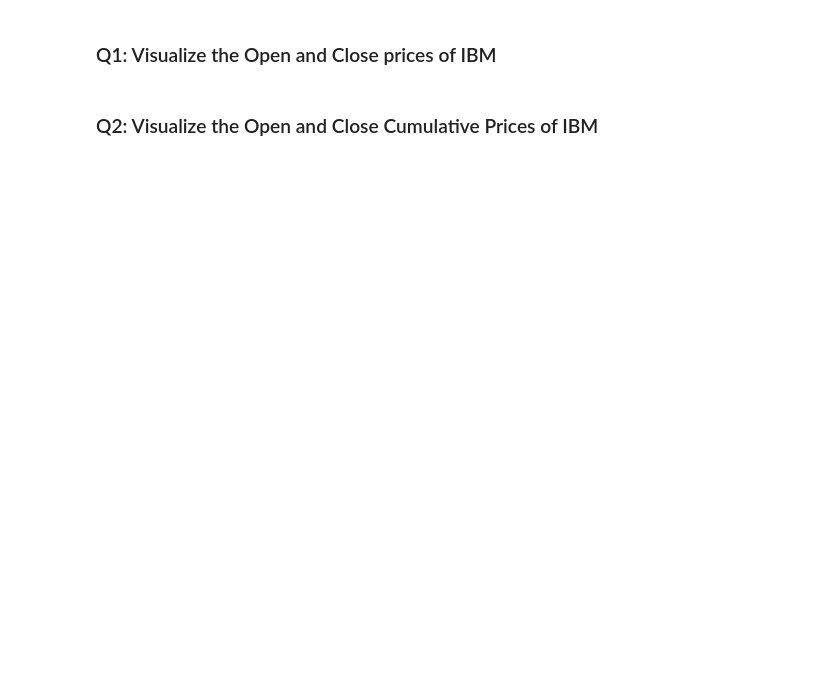
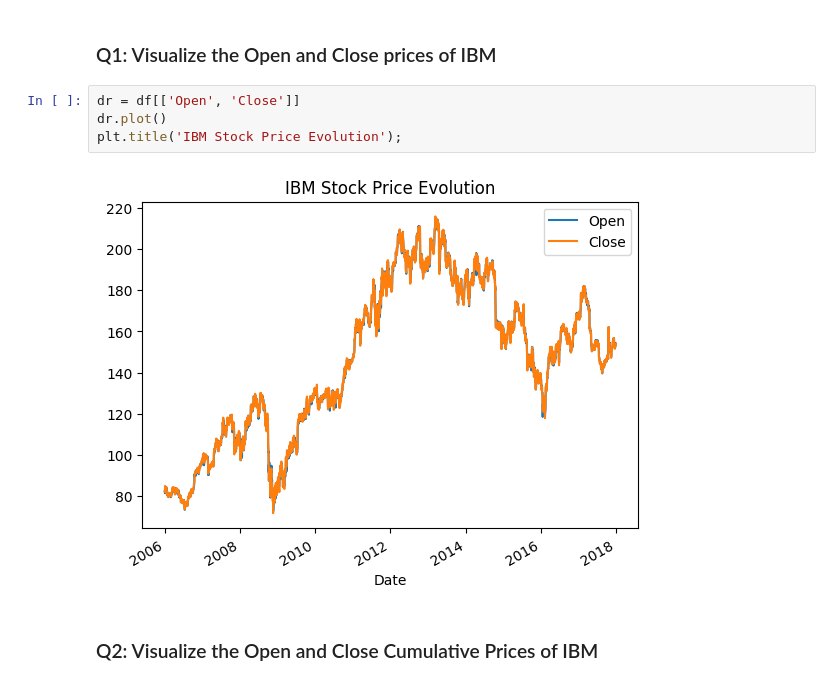
Before and after one commit to sandra-nguemto/time-series-analysis-mini-project, a Jupyter notebook: Mini_Project_Time_Series_Forecasting.ipynb, the cells around one changed output. Saved outputs shown, nothing was run; the diff lists cells and outputs as text; blank space fills up the shorter version.

```diff
--- a/Mini_Project_Time_Series_Forecasting.ipynb
+++ b/Mini_Project_Time_Series_Forecasting.ipynb
@@ -49,4 +71,10 @@ plt.title('IBM Returns');
 # %% [markdown]
 ### Q1: Visualize the Open and Close prices of IBM
+# %%
+dr = df[['Open', 'Close']]
+dr.plot()
+plt.title('IBM Stock Price Evolution');
+# %% [output]
+[figure, added]
 # %% [markdown]
 ### Q2: Visualize the Open and Close Cumulative Prices of IBM
```
Also changed, not shown: parts of 7 cells of this notebook.
